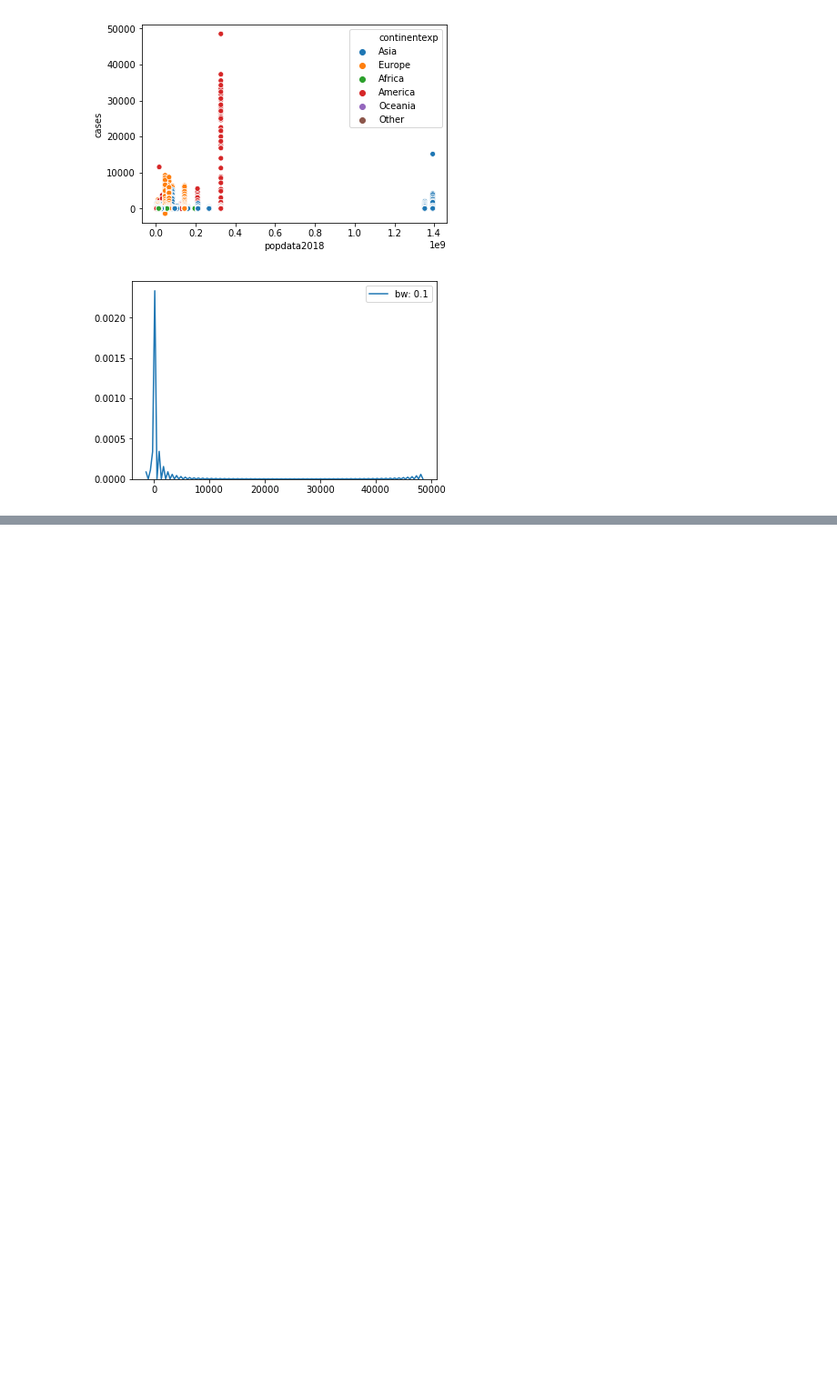
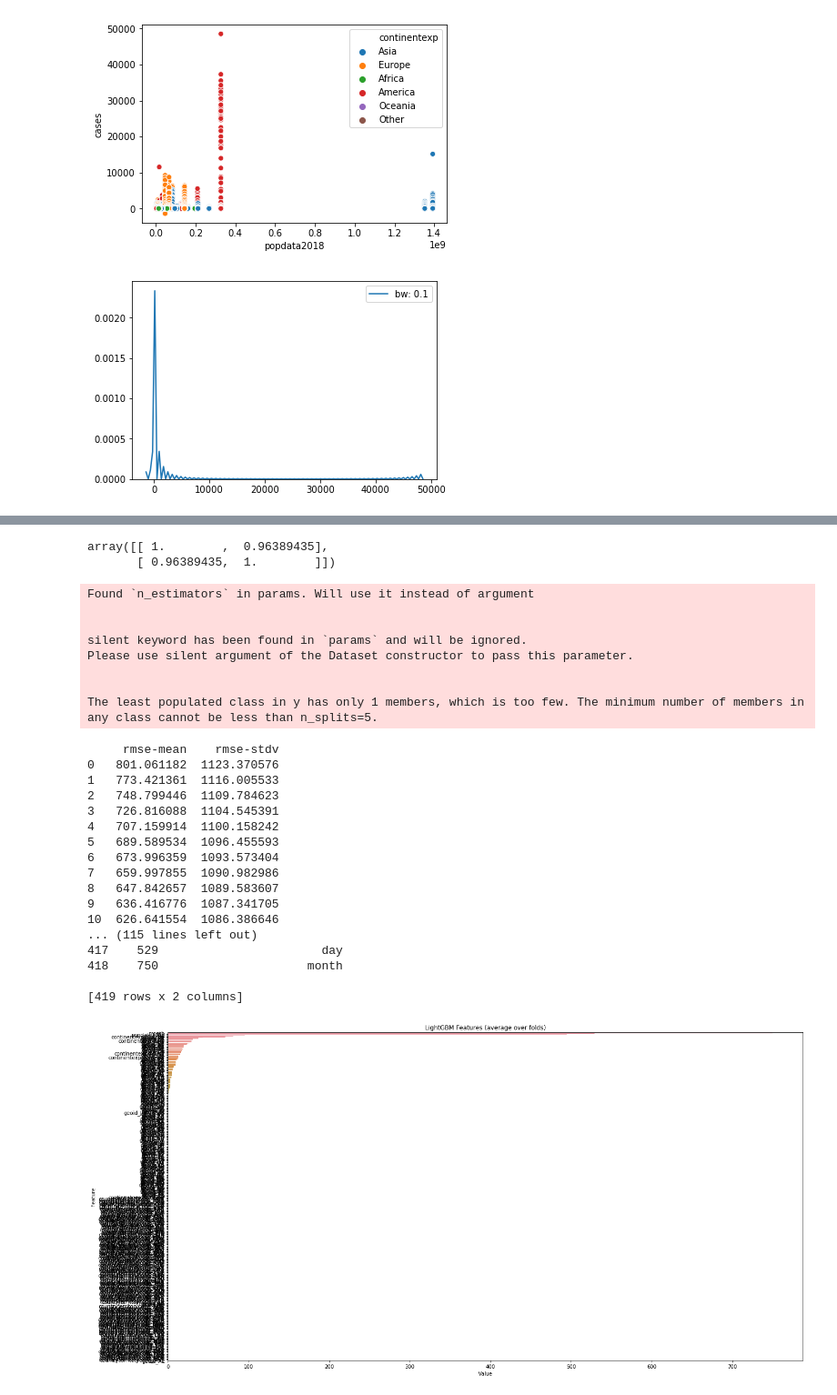
Before and after one commit to vinay23teja/covid_analysis, a Jupyter notebook: data exploration.ipynb, the cells around one changed output, grey strips where cells are left out. Shown at 91% size. Cells and saved outputs as stored; diff of their text form; code cells hidden in the pictures; blank space fills up the shorter version.

Commit message:
lgb added to the data exploration

```diff
--- a/data exploration.ipynb
+++ b/data exploration.ipynb
@@ -165,0 +189,2 @@ Name: continentexp, dtype: int64
+# %%
+target = "cases"
@@ -165,0 +203,4 @@ Name: continentexp, dtype: int64
+# %%
+lgbh = lgb.LGBMRegressor(n_estimators = 100, metric = 'rmse')
+# %%
+lgbh.fit(ecdc_x,ecdc_y)
@@ -165,0 +217,64 @@ Name: continentexp, dtype: int64
+# %%
+np.corrcoef(y_pred, ecdc_y)
+# %% [output]
+array([[ 1.        ,  0.96389435],
+       [ 0.96389435,  1.        ]])
+# %%
+def modelfit(alg, dtrain, predictors,useTrainCV=True, cv_folds=5, early_stopping_rounds=50):
+
+    if useTrainCV:
+        lgb_param = alg.get_params()
+        lgtrain = lgb.Dataset(ecdc,label=ecdc_y)
+        cvresult = lgb.cv(lgb_param, lgtrain, num_boost_round=alg.get_params()['n_estimators'], nfold=cv_folds,
+            metrics='rmse', early_stopping_rounds=early_stopping_rounds)
+        print(pd.DataFrame(cvresult))
+        alg.set_params(n_estimators=pd.DataFrame(cvresult).shape[0])
+
+
+    #Fit the algorithm on the data
+    alg.fit(dtrain[predictors], dtrain[target],eval_metric='rmse')
+
+    #Predict training set:
+    dtrain_predictions = alg.predict(dtrain[predictors])
+
+    #Print model report:
+    print('\nModel Report')
+    print("R2 (Train):",metrics.r2_score(dtrain[target], dtrain_predictions))
+
+    feat_imp = pd.DataFrame(sorted(zip(alg.feature_importances_,ecdc_x.columns)),columns = ["Value","Feature"])
+    print(feat_imp)
+
+    plt.figure(figsize = (20,10))
+    sns.barplot(x= "Value", y="Feature", data = feat_imp.sort_values(by = "Value", ascending = False) )
+    plt.title('LightGBM Features (average over folds)')
+    plt.tight_layout()
+    plt.show()
+# %%
+modelfit(lgbh, ecdc, req_list)
+# %% [output]
+Found `n_estimators` in params. Will use it instead of argument
+
+
+silent keyword has been found in `params` and will be ignored.
+Please use silent argument of the Dataset constructor to pass this parameter.
+
+
+The least populated class in y has only 1 members, which is too few. The minimum number of members in any class cannot be less than n_splits=5.
+     rmse-mean    rmse-stdv
+0   801.061182  1123.370576
+1   773.421361  1116.005533
+2   748.799446  1109.784623
+3   726.816088  1104.545391
+4   707.159914  1100.158242
+5   689.589534  1096.455593
+6   673.996359  1093.573404
+7   659.997855  1090.982986
+8   647.842657  1089.583607
+9   636.416776  1087.341705
+10  626.641554  1086.386646
+... (115 lines left out)
+417    529                       day
+418    750                     month
+
+[419 rows x 2 columns]
+[figure, added]
```
Also changed, not shown: parts of 36 cells of this notebook.
